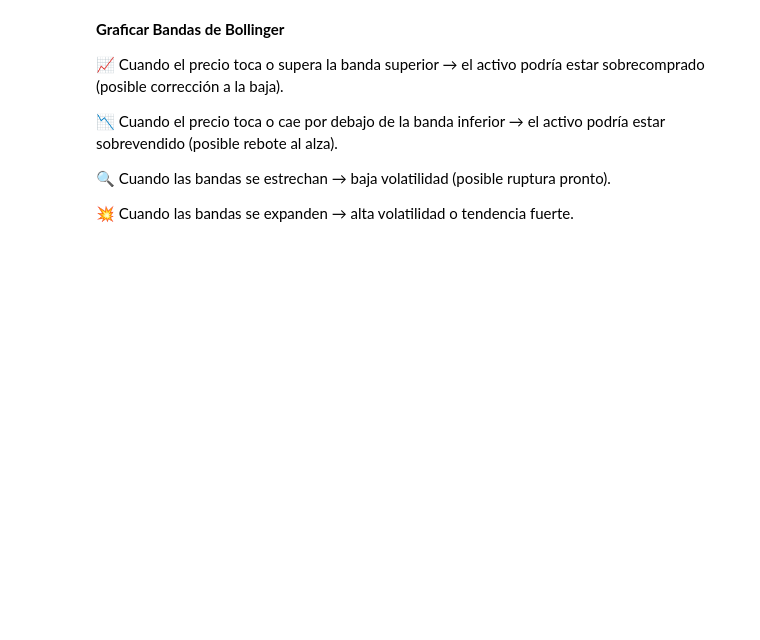
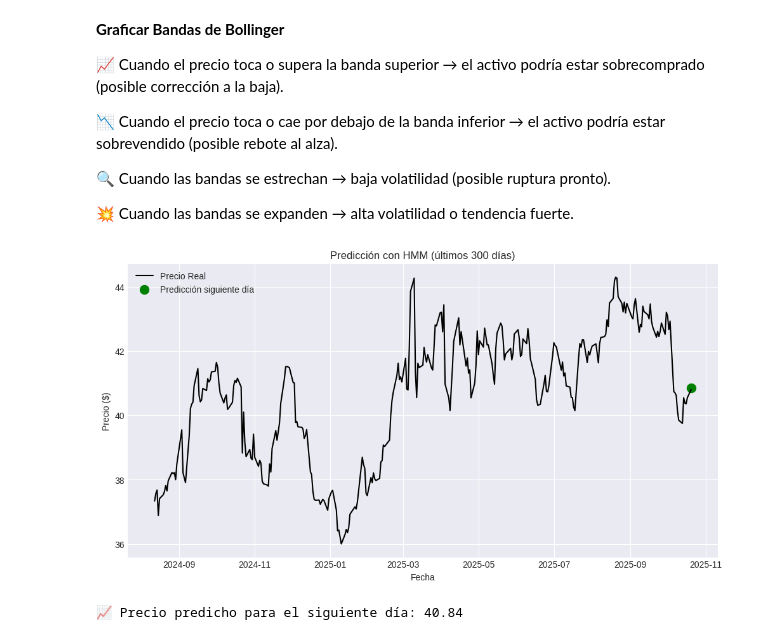
Before and after one commit to Saul-Ochoa/MachineLearning, a Jupyter notebook: mis-inversiones.ipynb, the cells around one changed output. Cells and saved outputs as stored; diff of their text form; code cells hidden in the pictures; blank space fills up the shorter version.

```diff
--- a/mis-inversiones.ipynb
+++ b/mis-inversiones.ipynb
@@ -428,3 +449,72 @@ Cuando la línea MACD cruza hacia abajo la Signal, el impulso cambia a bajista.
 🔍 Cuando las bandas se estrechan → baja volatilidad (posible ruptura pronto).
 
 💥 Cuando las bandas se expanden → alta volatilidad o tendencia fuerte.
+# %%
+# ====================================================
+# 🔹 FUNCIÓN PARA PREDICCIÓN CON MODELO DE MARKOV (HMM)
+# ====================================================
+def predict_next_price_markov(df, n_days=300, n_states=3, plot=True):
+    """
+    Predice el precio del siguiente día usando un Modelo de Markov Oculto (HMM).
+
+    Parámetros:
+        df (DataFrame): Debe contener columna 'Close' (precio de cierre).
+        n_days (int): Número de días recientes para entrenar el modelo.
+        n_states (int): Número de estados ocultos del HMM.
+        plot (bool): Si True, grafica los precios y la predicción.
+
+    Retorna:
+        pred_price (float): Predicción del precio para el siguiente día.
+        df_result (DataFrame): DataFrame con columna 'Predicted_Price'.
+    """
+    # --- 1️⃣ Filtrar últimos n_days ---
+    df = df.copy()
+    df = df.tail(n_days)
+
+    # --- 2️⃣ Calcular rendimientos logarítmicos ---
+    df["Return"] = np.log(df["Close"] / df["Close"].shift(1))
+    df = df.dropna()
+
+    # --- 3️⃣ Entrenar el HMM ---
+    model = GaussianHMM(n_components=n_states, covariance_type="diag", n_iter=1000)
+    model.fit(df[["Return"]])
+
+    # --- 4️⃣ Predecir el estado actual ---
+    hidden_states = model.predict(df[["Return"]])
+    last_state = hidden_states[-1]
+
+    # --- 5️⃣ Obtener la media del retorno para ese estado ---
+    mean_return = model.means_[last_state][0]
+
+    # --- 6️⃣ Calcular precio predicho ---
+    last_price = df["Close"].iloc[-1]
+    pred_price = last_price * np.exp(mean_return)
+
+    # --- 7️⃣ Guardar en el DataFrame ---
+    df["Predicted_Price"] = np.nan
+    df.loc[df.index[-1], "Predicted_Price"] = pred_price
+
+    # --- 8️⃣ Graficar ---
+    if plot:
+        plt.figure(figsize=(12,6))
+        plt.plot(df["Date"], df["Close"], label="Precio Real", color="black")
+        plt.scatter(df["Date"].iloc[-1], pred_price, color="green", s=100, label="Predicción siguiente día")
+        plt.title(f"Predicción con HMM (últimos {n_days} días)")
+        plt.xlabel("Fecha")
+        plt.ylabel("Precio ($)")
+        plt.legend()
+        plt.grid(True)
+        plt.show()
+
+    return pred_price, df
+
+# ====================================================
+# 🔹 EJEMPLO DE USO
+# ====================================================
+# Supongamos que tu DataFrame se llama df y tiene columnas ['Date', 'Close']
+pred_price, df_result = predict_next_price_markov(df, n_days=300, n_states=3)
+
+print(f"📈 Precio predicho para el siguiente día: {pred_price:.2f}")
+# %% [output]
+[figure, added]
+📈 Precio predicho para el siguiente día: 40.84
```
Also changed, not shown: parts of 4 cells of this notebook.
